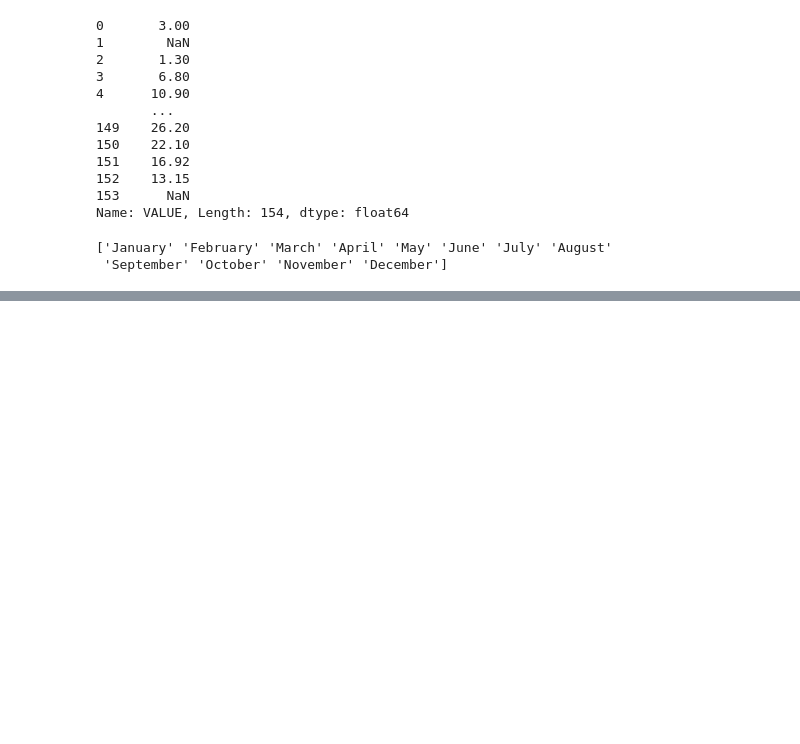
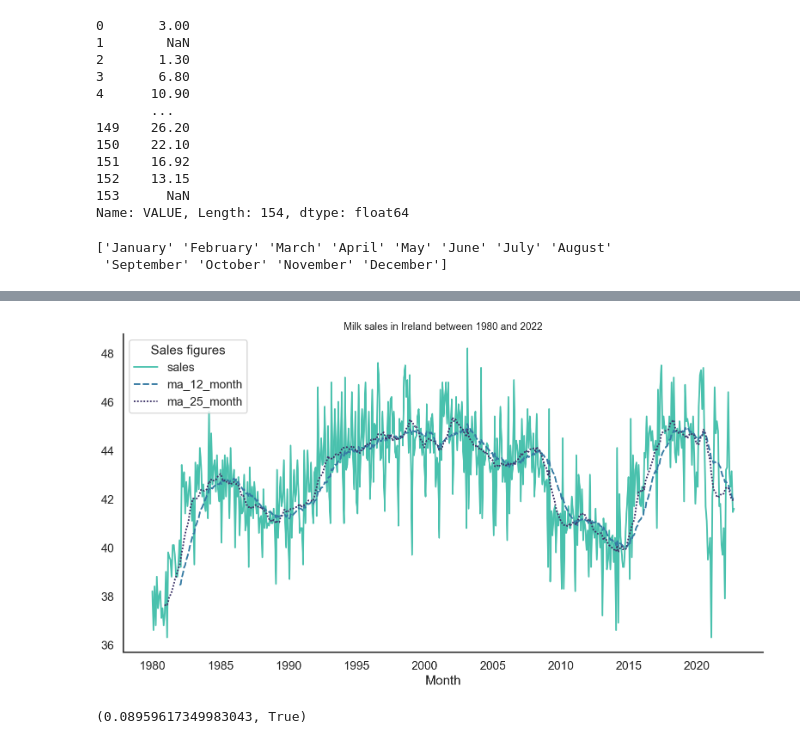
Before and after one commit to teresaq1/Agricultural-Dairy-Milk-Data-Analysis, a Jupyter notebook: notebooks/data source.ipynb, the cells around one changed output, grey strips where cells are left out. Cells and saved outputs as stored; diff of their text form; code cells hidden in the pictures; blank space fills up the shorter version.

```diff
--- a/notebooks/data source.ipynb
+++ b/notebooks/data source.ipynb
@@ -1051,0 +1130,29 @@ plt.title('Production of Cheese in Ireland in 000s tonnes between 2007 and 2021'
+# %%
+def check_stationarity(df_milksalesmonth_8022, title_string, labels):
+    # Visualize the data
+    fig, ax = plt.subplots(figsize=(16, 8))
+    plt.title(title_string, fontsize=14)
+    if df_milksalesmonth_8022.index.size > 12:
+        df_milksalesmonth_8022['ma_12_month'] = df_milksalesmonth_8022['VALUE'].rolling(window=12).mean()
+        df_milksalesmonth_8022['ma_25_month'] = df_milksalesmonth_8022['VALUE'].rolling(window=25).mean()
+        sns.lineplot(data=df_milksalesmonth_8022[['VALUE', 'ma_25_month', 'ma_12_month']], palette=sns.color_palette("mako_r", 3))
+        plt.legend(title='Sales figures', loc='upper left', labels=labels)
+    else:
+        sns.lineplot(data=df_milksalesmonth_8022[['VALUE']])
+
+    plt.show()
+
+    sales =df_milksalesmonth_8022['VALUE'].dropna()
+    # Perform an Ad Fuller Test
+    # the default alpha = .05 stands for a 95% confidence interval
+    adf_test = pm.arima.ADFTest(alpha = 0.05)
+    print(adf_test.should_diff(sales))
+
+df_milksalesmonth_8022['VALUE']= pd.DataFrame(df_milksalesmonth_8022['VALUE'], columns=['VALUE'])
+df_milksalesmonth_8022.index = pd.to_datetime(df_milksalesmonth_8022['Month'])
+title = "Milk sales in Ireland between 1980 and 2022"
+labels = ['sales', 'ma_12_month', 'ma_25_month']
+check_stationarity(df_milksalesmonth_8022, title, labels)
+# %% [output]
+[figure, added]
+(0.08959617349983043, True)
```
Also changed, not shown: parts of 49 cells of this notebook.
